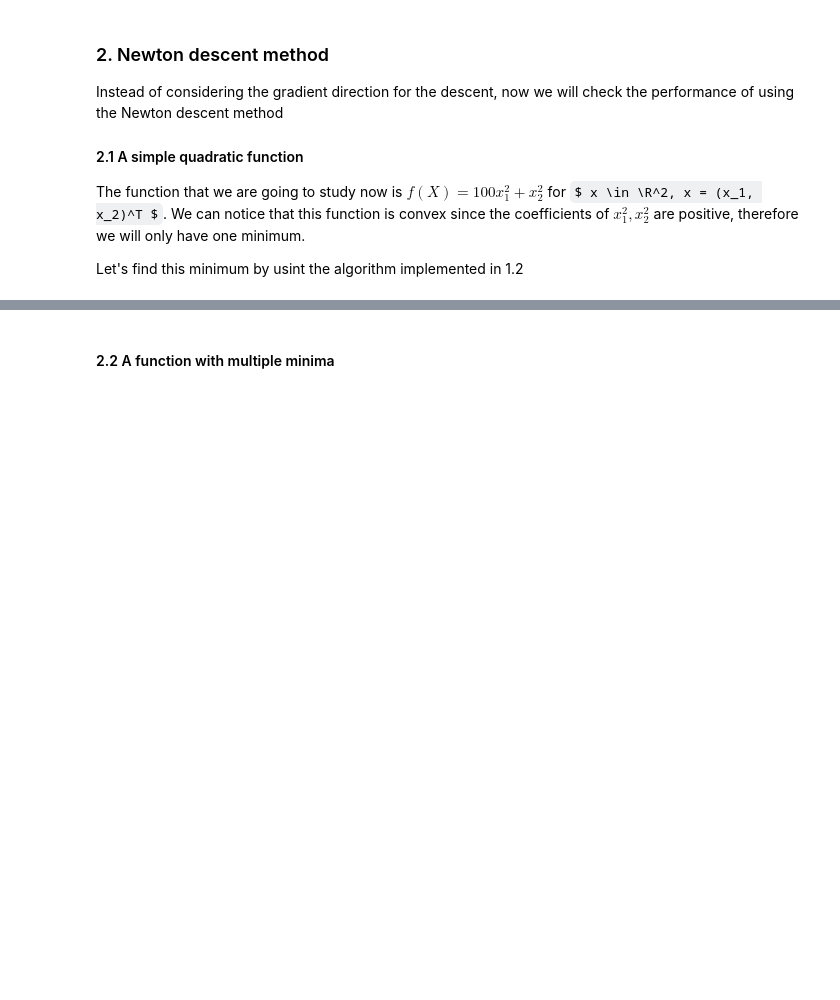
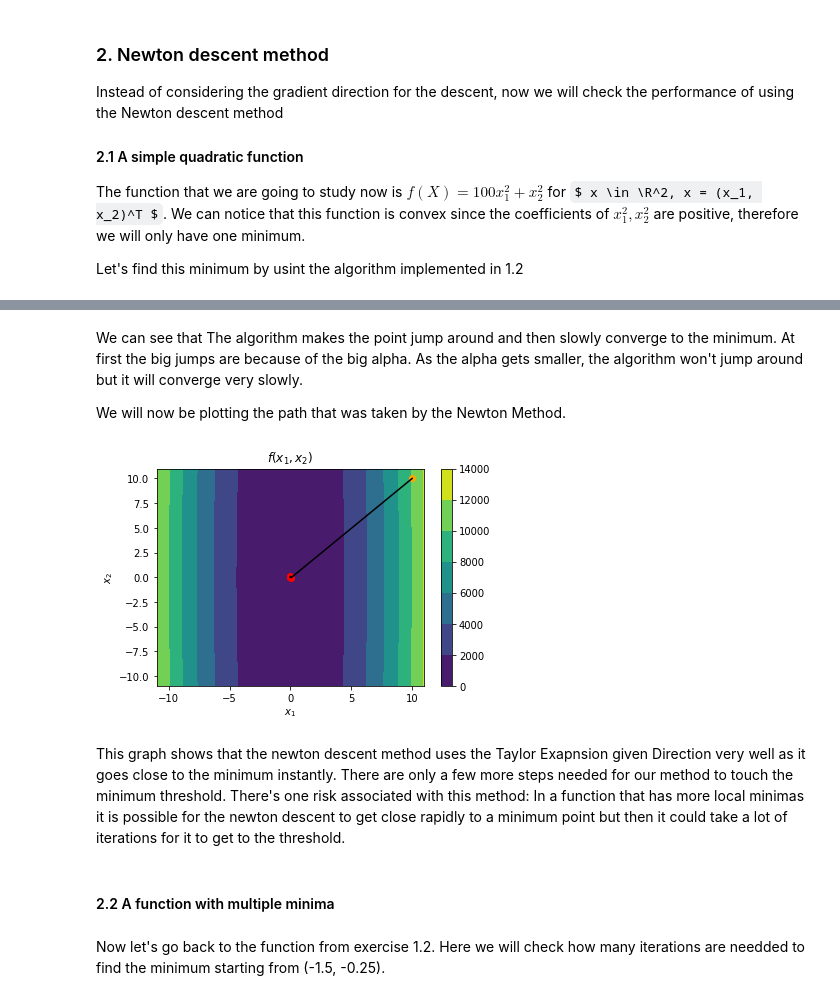
Before and after one commit to Edward484/OptimizationClassUB, a Jupyter notebook: pract2_1ok.ipynb, the cells around one changed output, grey strips where cells are left out. Saved outputs shown, nothing was run; the diff lists cells and outputs as text; code cells hidden in the pictures; some formulas as TeX source; blank space fills up the shorter version.

```diff
--- a/pract2_1ok.ipynb
+++ b/pract2_1ok.ipynb
@@ -764,3 +875,43 @@ sys.setrecursionlimit(1000000000)
+# %% [markdown]
+We can see that The algorithm makes the point jump around and then slowly converge to the minimum. At first the big jumps are because of the big alpha. As the alpha  gets smaller, the algorithm won't jump around but it will converge very slowly.
+
+We will now be plotting the path that was taken by the Newton Method.
+# %%
+import numpy as np
+import matplotlib.pyplot as plt
+import pylab as pl
+from matplotlib import collections  as mc
+
+# Countour plot of the newton method
+x1 = np.linspace(-11, 11, 100)
+x2 = np.linspace(-11, 11, 100)
+x1, x2 = np.meshgrid(x1, x2)
+Z = 100*x1**2 + x2**2
+fig,ax=plt.subplots(1,1)
+cp = ax.contourf(x1, x2, Z)
+fig.colorbar(cp)
+ax.set_title('$f(x_1,x_2)$')
+ax.set_xlabel('$x_1$')
+ax.set_ylabel('$x_2$')
+
+
+itera, points_newton_21, c = newton_21(np.array([10,10]), [])
+lines_x = [points_newton_21[x][0] for x in range(len(points_newton_21))]
+lines_y = [points_newton_21[x][1] for x in range(len(points_newton_21))]
+plt.plot(lines_x, lines_y, 'black', linestyle="-")
+for i in range(len(points_newton_21)):
+    if i == 0:
+        plt.scatter(points_newton_21[i][0], points_newton_21[i][1], color='orange')
+        plt.plot()
+    else:
+        plt.scatter(points_newton_21[i][0], points_newton_21[i][1], color='r')
+plt.show()
+# %% [output]
+[figure, added]
+# %% [markdown]
+This graph shows that the newton descent method uses the Taylor Exapnsion given Direction very well as it goes close to the minimum instantly. There are only a few more steps needed for our method to touch the minimum threshold. There's one risk associated with this method: In a function that has more local minimas it is possible for the newton descent to get close rapidly to a minimum point but then it could take a lot of iterations for it to get to the threshold.
 # %% [markdown]
 #### 2.2 A function with multiple minima
+# %% [markdown]
+Now let's go back to the function from exercise 1.2. Here we will check how many iterations are needded to find the minimum starting from (-1.5, -0.25).
 # %%
```
Also changed, not shown: parts of 18 cells of this notebook.
